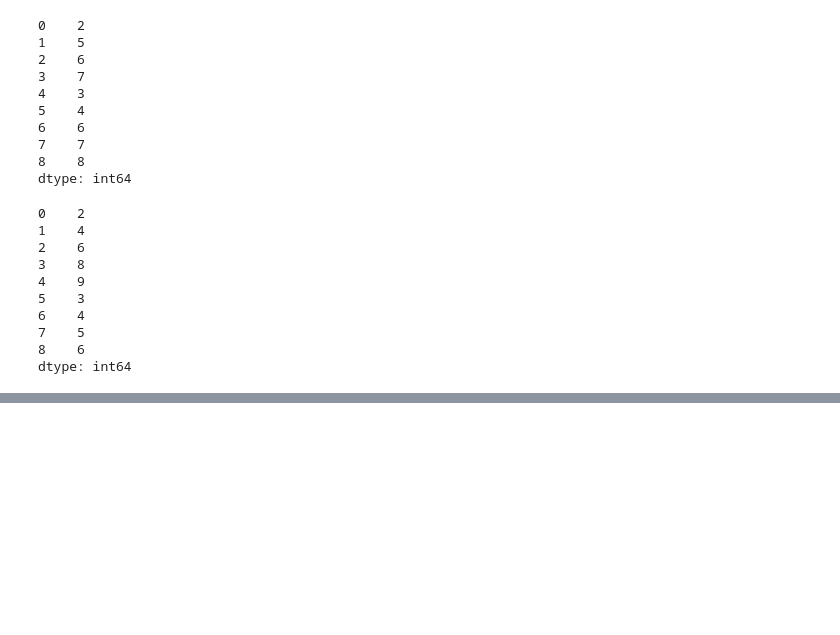
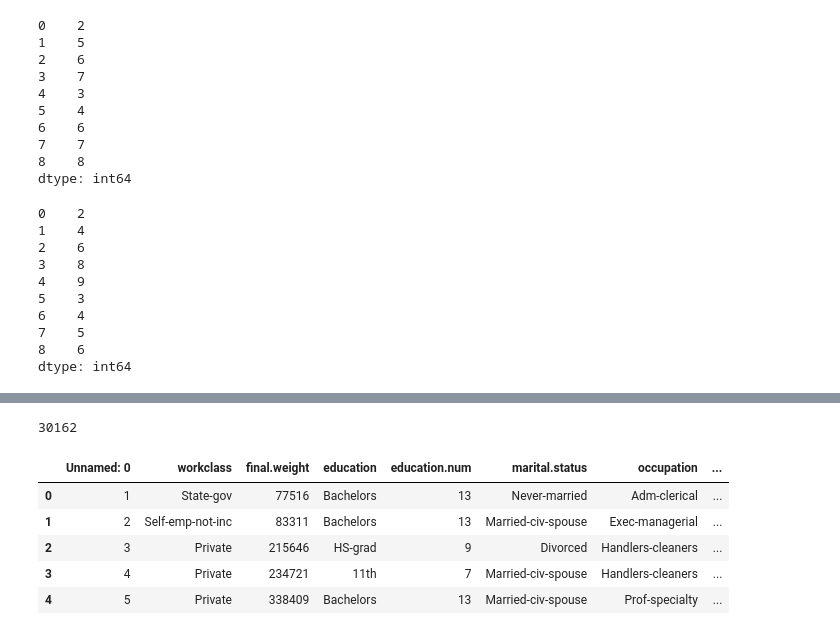
Before and after one commit to weltonlopesdev/Exercicios-resolvidos-em-python, a Jupyter notebook: welton_notebook.ipynb, the cells around one changed output, grey strips where cells are left out. Saved outputs shown, nothing was run; the diff lists cells and outputs as text; code cells hidden in the pictures; blank space fills up the shorter version.

```diff
--- a/welton_notebook.ipynb
+++ b/welton_notebook.ipynb
@@ -934,3 +934,10 @@ print(s2)
 7    5
 8    6
 dtype: int64
+# %%
+#ler o csv e dropar a coluna com DROP
+
+dados2 = pd.read_csv('census.csv')
+dados2.head()
+dados2.drop('age', axis=1)
+dados2.head()
@@ -936,0 +979,18 @@ dtype: int64
+# %%
+#percentual disso considerando o total de linhas utilizando o len
+
+len(dados2['age'])
+# %% [output]
+30162
+# %%
+#deletando uma coluna no caso a coluna "age" do arquivo
+
+del dados2['age']
+dados2.head()
+# %% [output]
+|  | Unnamed: 0 | workclass | final.weight | education | education.num | marital.status | occupation | ... |
+| 0 | 1 | State-gov | 77516 | Bachelors | 13 | Never-married | Adm-clerical | ... |
+| 1 | 2 | Self-emp-not-inc | 83311 | Bachelors | 13 | Married-civ-spouse | Exec-managerial | ... |
+| 2 | 3 | Private | 215646 | HS-grad | 9 | Divorced | Handlers-cleaners | ... |
+| 3 | 4 | Private | 234721 | 11th | 7 | Married-civ-spouse | Handlers-cleaners | ... |
+| 4 | 5 | Private | 338409 | Bachelors | 13 | Married-civ-spouse | Prof-specialty | ... |
```
Also changed, not shown: parts of 3 cells of this notebook.
